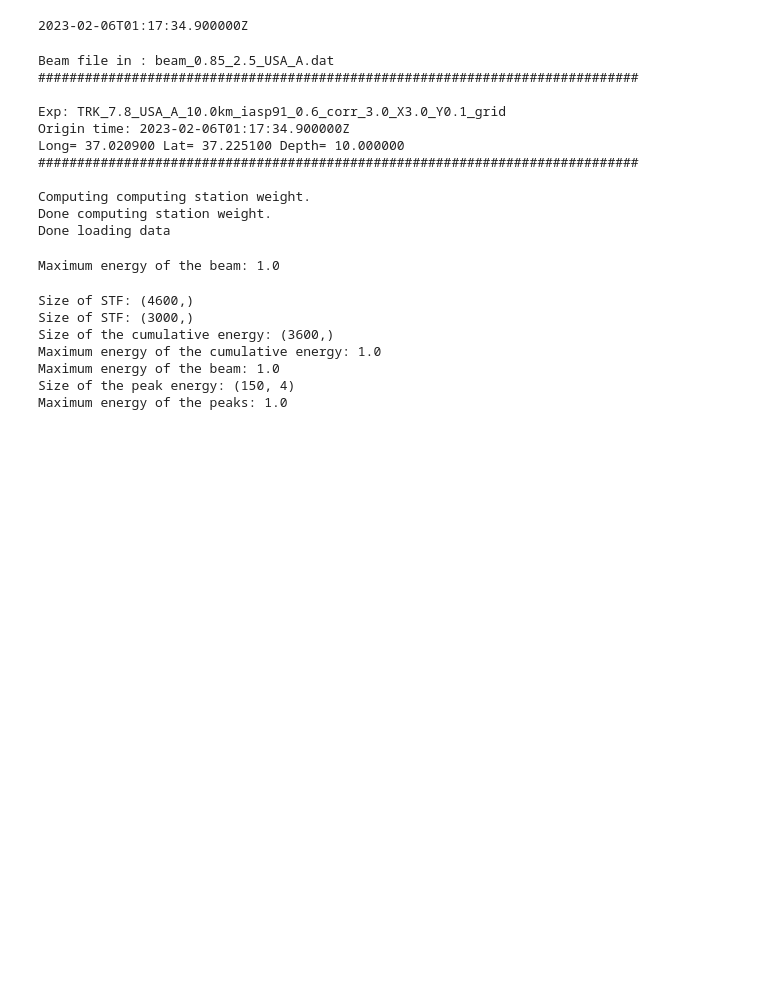
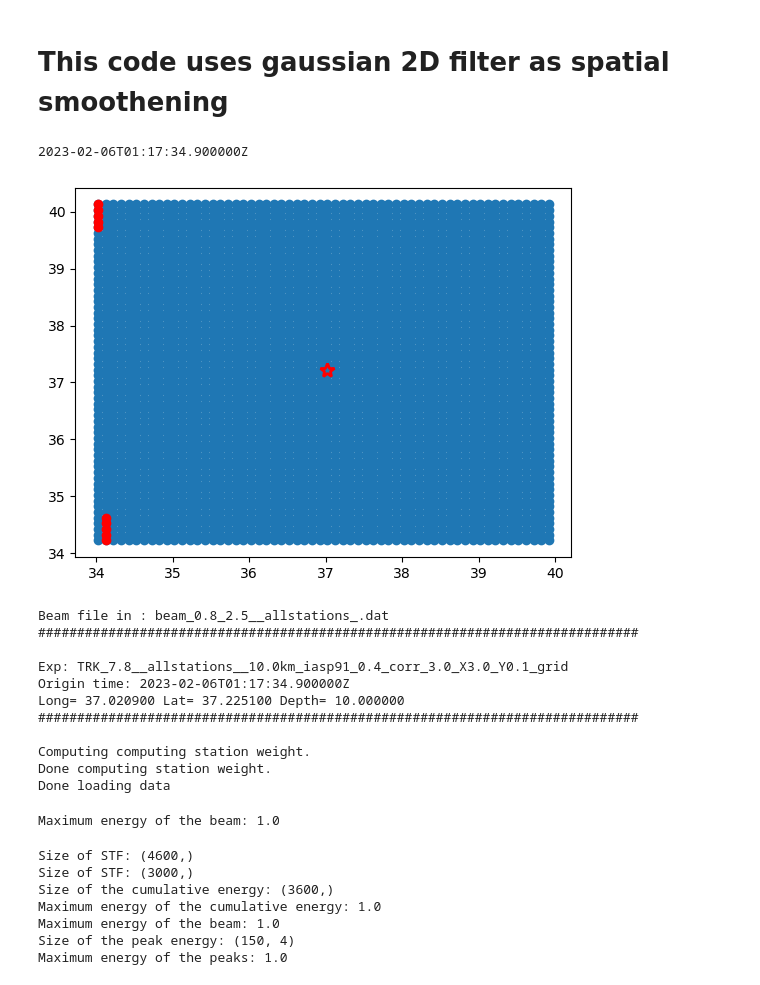
Before and after one commit to ajay6763/earthquake_bp_obspy, a Jupyter notebook: bp_post_process_make_results.ipynb, the cells around one changed output. Drawn from its saved outputs; the diff is of its cells as text; code cells hidden in the pictures; blank space fills up the shorter version.

```diff
--- a/bp_post_process_make_results.ipynb
+++ b/bp_post_process_make_results.ipynb
@@ -1,3 +1,5 @@
+# %% [markdown]
+# This code uses gaussian 2D filter as spatial smoothening
 # %%
 import sys,os
 import obspy
@@ -17,15 +19,15 @@ def calculate_shear_mach_front_angle(super_shear_velocity):
     shear_mach_front_angle = math.degrees(math.asin(sin_shear_mach_front_angle))
     return shear_mach_front_angle
 
-name='TRK_7.8_USA_A_10.0km_iasp91_0.6_corr_3.0_X3.0_Y0.1_grid'
+name='TRK_7.8__allstations__10.0km_iasp91_0.4_corr_3.0_X3.0_Y0.1_grid'
 path = os.getcwd()
 outdir = name #str(Event)+'_'+str(Exp_name)
 scale=2
 peak_scale=7
-bp_l=0.85
+bp_l=0.8
 bp_u=2.5
 smooth_time_window  = 10 #int(res['smooth_time_window'])   #seconds
-smooth_space_window = 1 #int(res['smooth_space_window']) #source_grid_size  #int(res['smooth_space_window'])
+smooth_space_window = 10 #int(res['smooth_space_window']) #source_grid_size  #int(res['smooth_space_window'])
 
 input = pd.read_csv('./'+name+'/input.csv',header=None)
 a=input.to_dict('series')
@@ -54,33 +56,40 @@ event_lat=float(res['event_lat'])
 event_long=float(res['event_long'])
 event_depth=float(res['event_depth'])
 Array_name=res['Array_name']
 #Exp_name=res['Exp_name']
 azimuth_min=float(res['azimuth_min'])
 azimuth_max=float(res['azimuth_max'])
 dist_min=float(res['dist_min'])
 dist_max=float(res['dist_max'])
 origin_time=obspy.UTCDateTime(int(res['origin_year']),int(res['origin_month']),
              int(res['origin_day']),int(res['origin_hour']),int(res['origin_minute']),float(res['origin_seconds']))
 print(origin_time)
 Focal_mech = dict(strike=float(res['event_strike']), dip=float(res['event_dip']), rake=float(res['event_rake'])
                  , magnitude=float(res['event_magnitude']))
 model               = TauPyModel(model=str(res['model']))
 sps                 = int(res['sps'])  #samples per seconds
 corr_window         = int(res['corr_window'])
 threshold_correlation=float(res['threshold_correlation'])
 SNR=float(res['SNR'])
 #smooth_time_window  = int((stack_end-stack_start)/10) #int(res['smooth_time_window'])   #seconds
 source_grid_size    = float(res['source_grid_size']) #degrees
 source_grid_extend  = float(res['source_grid_extend'])   #degrees
 source_grid_extend_x  = float(res['source_grid_extend_x'])   #degrees
 source_grid_extend_y  = float(res['source_grid_extend_y'])
 source_depth_size   = float(res['source_depth_size']) #km
 source_depth_extend = float(res['source_grid_extend']) #km
 #stream_for_bp=obspy.read('./Turky_7.6_all/stream.mseed')
 #slong,slat          = bp_lib.make_source_grid(event_long,event_lat,source_grid_extend,source_grid_size)
 slong,slat          = bp_lib.make_source_grid_hetero(event_long,event_lat,source_grid_extend_x,source_grid_extend_y,source_grid_size)
+
+end=65
+plt.scatter(slong,slat)
+plt.scatter(slong[55:end],slat[55:end],color='r')
+plt.plot(event_long, event_lat, marker='*',markersize=10,markeredgecolor='red',markeredgewidth=2)
+plt.show()
 # %% [output]
 2023-02-06T01:17:34.900000Z
+[figure, added]
 # %%
 beam_file='beam_'+str(bp_l)+'_'+str(bp_u)+'_'+str(Array_name)+'.dat'
 print('Beam file in :',beam_file)
@@ -103,10 +112,10 @@ stream_for_bp=bp_lib.stream_station_weight(stream_for_bp)
 print('Done computing station weight.')
 print('Done loading data')
 # %% [output]
-Beam file in : beam_0.85_2.5_USA_A.dat
+Beam file in : beam_0.8_2.5__allstations_.dat
 #############################################################################
 
-Exp: TRK_7.8_USA_A_10.0km_iasp91_0.6_corr_3.0_X3.0_Y0.1_grid
+Exp: TRK_7.8__allstations__10.0km_iasp91_0.4_corr_3.0_X3.0_Y0.1_grid
 Origin time: 2023-02-06T01:17:34.900000Z
 Long= 37.020900 Lat= 37.225100 Depth= 10.000000
 #############################################################################
```
Also changed, not shown: parts of 4 cells of this notebook, 4 other files.
